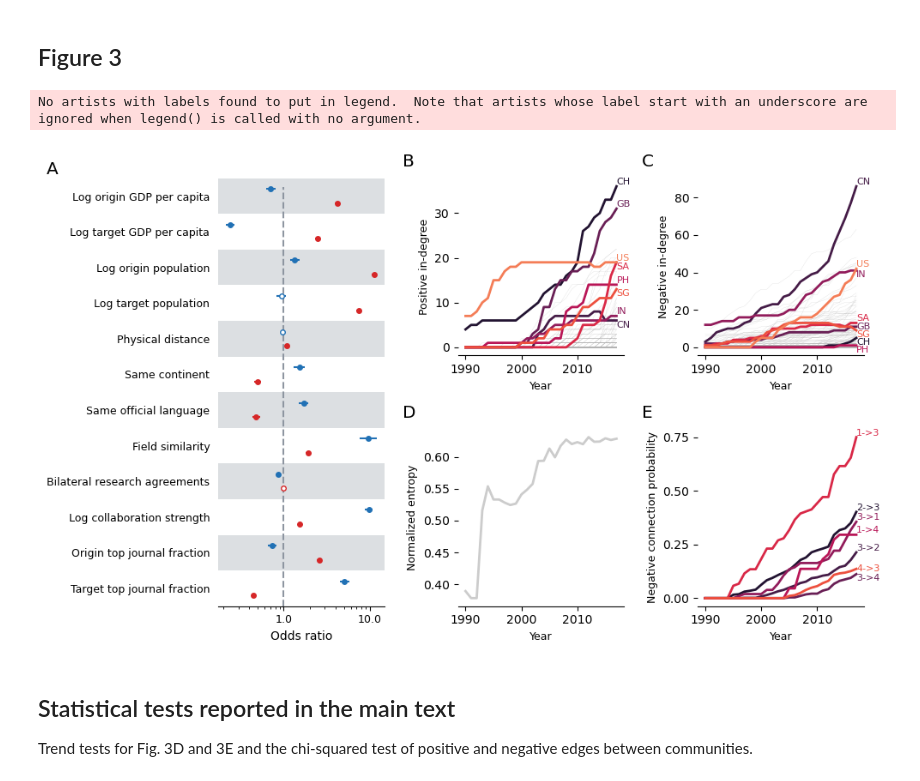
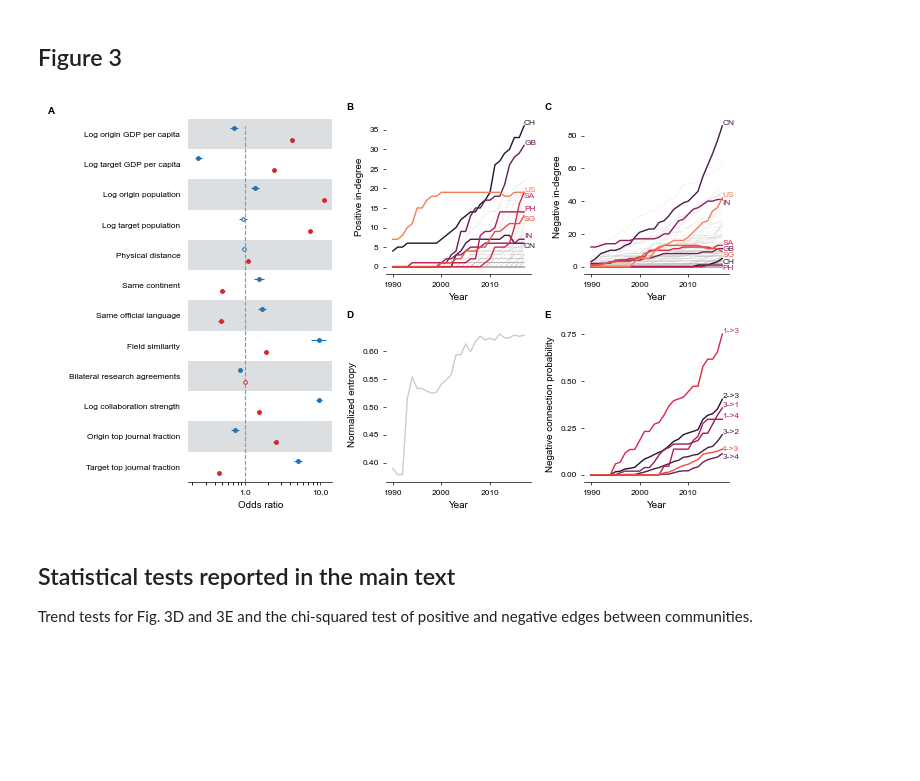
Before and after one commit to ConnectedDataHub/GlobalScienceRecognition, a Jupyter notebook: code/5_GlobalCitationNetwork_Fig3.ipynb, the cells around one changed output. Saved outputs shown, nothing was run; the diff lists cells and outputs as text; code cells hidden in the pictures; blank space fills up the shorter version.

```diff
--- a/code/5_GlobalCitationNetwork_Fig3.ipynb
+++ b/code/5_GlobalCitationNetwork_Fig3.ipynb
@@ -391,7 +387,13 @@ df2=df2[df2['item']!='Intercept']
 # %%
 countries2highlight = sorted(['US', 'CH', 'GB', 'PH', 'SA', 'SG', 'CN', 'IN'])
 
-lblsize = 9
+# print size for Nature Communications: 180 mm wide (2 columns), Arial, text between 5 and 7 pt
+plt.rcParams.update({'font.family': 'Arial', 'font.size': 6, 'axes.labelsize': 7, 'xtick.labelsize': 6,
+                     'ytick.labelsize': 6, 'axes.linewidth': 0.5, 'xtick.major.width': 0.5, 'ytick.major.width': 0.5,
+                     'xtick.major.size': 2, 'ytick.major.size': 2, 'pdf.fonttype': 42})
+lblsize = 7
+annsize = 6
+panelsize = 7
 
 colours=['#8D95A0','#2171b5','#DA6437']
 colours=['#8D95A0','#2171b5',sns.color_palette()[3]]
@@ -402,14 +404,14 @@ layout = [
     ["A", "D", "E"]
 ]
 
-fig, axd = plt.subplot_mosaic(layout, figsize=(10,6))
+fig, axd = plt.subplot_mosaic(layout, figsize=(180/25.4, 108/25.4))
 
-logistic_odds_ratio_plot(df1, df2, colours, ax=axd["A"])
+logistic_odds_ratio_plot(df1, df2, colours, ax=axd["A"], labelsize=6, xlabelsize=7, ms=2.5, lw=0.8, legendsize=6)
 
 label = "A"
-trans = mtransforms.ScaledTranslation(-2, 7/72, fig.dpi_scale_trans)
+trans = mtransforms.ScaledTranslation(-1.4, 5/72, fig.dpi_scale_trans)
 axd[label].text(0.0, 1.0, label, transform=axd[label].transAxes + trans,
-                   fontsize='x-large', va='center')
+                   fontsize=panelsize, fontweight='bold', va='center')
 
 comm2color = {0:"#257BA0", 1:"#6AB8AB", 2:"#D65451", 3:"#FFE000", 4:"#FF9400"}
 
@@ -418,25 +420,25 @@ for c in countryprod['Country'].unique():
 
     if c in countries2highlight:
         color = sns.color_palette("rocket", n_colors=len(countries2highlight) + 2)[countries2highlight.index(c)]
-        axd["B"].plot(countrysub['Year'].values, countrysub['PositiveInDegree'].values, color=color, lw=2, zorder=10)
-        axd["C"].plot(countrysub['Year'].values, countrysub['NegativeInDegree'].values, color=color, lw=2, zorder=10)
+        axd["B"].plot(countrysub['Year'].values, countrysub['PositiveInDegree'].values, color=color, lw=1, zorder=10)
+        axd["C"].plot(countrysub['Year'].values, countrysub['NegativeInDegree'].values, color=color, lw=1, zorder=10)
 
         if c in ['CN', 'SA', 'SG']:
             axd["B"].text(s=c, x=countrysub['Year'].values[-1], y=countrysub['PositiveInDegree'].values[-1],
-                    ha='left', va='top', color=color, fontsize=8)
+                    ha='left', va='top', color=color, fontsize=annsize)
         else:
             axd["B"].text(s=c, x=countrysub['Year'].values[-1], y=countrysub['PositiveInDegree'].values[-1],
-                    ha='left', va='bottom', color=color, fontsize=8)
+                    ha='left', va='bottom', color=color, fontsize=annsize)
 
         if c in ['IN', 'PH', 'CH', 'SG']:
             axd["C"].text(s=c, x=countrysub['Year'].values[-1], y=countrysub['NegativeInDegree'].values[-1],
-                    ha='left', va='top', color=color, fontsize=8)
+                    ha='left', va='top', color=color, fontsize=annsize)
         elif c in ['GB']:
             axd["C"].text(s=c, x=countrysub['Year'].values[-1], y=countrysub['NegativeInDegree'].values[-1],
-                    ha='left', va='center', color=color, fontsize=8)
+                    ha='left', va='center', color=color, fontsize=annsize)
         else:
             axd["C"].text(s=c, x=countrysub['Year'].values[-1], y=countrysub['NegativeInDegree'].values[-1],
-                    ha='left', va='bottom', color=color, fontsize=8)
+                    ha='left', va='bottom', color=color, fontsize=annsize)
     else:
         axd["B"].plot(countrysub['Year'].values, countrysub['PositiveInDegree'].values, color='0.7', lw=0.1, zorder=1)
         axd["C"].plot(countrysub['Year'].values, countrysub['NegativeInDegree'].values, color='0.7', lw=0.1, zorder=1)
@@ -447,40 +449,39 @@ axd["D"].set_ylabel('Normalized entropy', fontsize=lblsize)
 axd["E"].set_ylabel('Negative connection probability', fontsize=lblsize)
 
 #axd["E"].axis('off')
 
-axd['D'].plot(np.arange(1990, 2018), yent, color='0.8', lw=2)
+axd['D'].plot(np.arange(1990, 2018), yent, color='0.8', lw=1)
 
 for i,(ic,jc) in enumerate([(1,2), (2,1), (2,3),  (2,0),(0,3), (0,2), (3,2)]):
     color=sns.color_palette("rocket", n_colors=len(countries2highlight) + 2)[i]
-    axd["E"].plot(np.arange(1990, 2018), nblock_matrix[:,ic,jc], lw=2, color=color)
+    axd["E"].plot(np.arange(1990, 2018), nblock_matrix[:,ic,jc], lw=1, color=color)
 
     if (ic,jc) in [(3,0),  (2,3)]:
         va = 'top'
     elif (ic,jc) in [(3,2), (3,0)]:
         va = 'center'
     else:
         va = 'bottom'
     axd["E"].text(s=str(ic+1)+"->"+str(jc+1), x=2017, y=nblock_matrix[-1,ic,jc], ha='left', va=va,
-                  color=color, fontsize=8)
+                  color=color, fontsize=annsize)
 
 #axd["E"].set_yticks([0, 0.25, 0.5,0.75])
 axd["E"].set_yticks([0, 0.25, 0.5,0.75])
 
 
 for label in ['B', "C", "D", "E"]:
     axd[label].set_xlabel('Year', fontsize=lblsize)
     # label physical distance in and down:
-    trans = mtransforms.ScaledTranslation(-0.65, 7/72, fig.dpi_scale_trans)
+    trans = mtransforms.ScaledTranslation(-0.4, 5/72, fig.dpi_scale_trans)
     axd[label].text(0.0, 1.0, label, transform=axd[label].transAxes + trans,
-                   fontsize='x-large', va='bottom')#, xx-small, x-small, small, medium, large, x-large, xx-large, larger, smaller
+                   fontsize=panelsize, fontweight='bold', va='bottom')#, xx-small, x-small, small, medium, large, x-large, xx-large, larger, smaller
 plt.tight_layout()
 
 plt.savefig(os.path.join(path2figures, 'Fig3_networkfeatures.pdf'))
 
 plt.show()
 # %% [output]
-No artists with labels found to put in legend.  Note that artists whose label start with an underscore are ignored when legend() is called with no argument.
-[figure, old version]
+[figure, new version]
 # %% [markdown]
 ## Statistical tests reported in the main text
 
```
Also changed, not shown: parts of 1 cell of this notebook, 11 other files.
